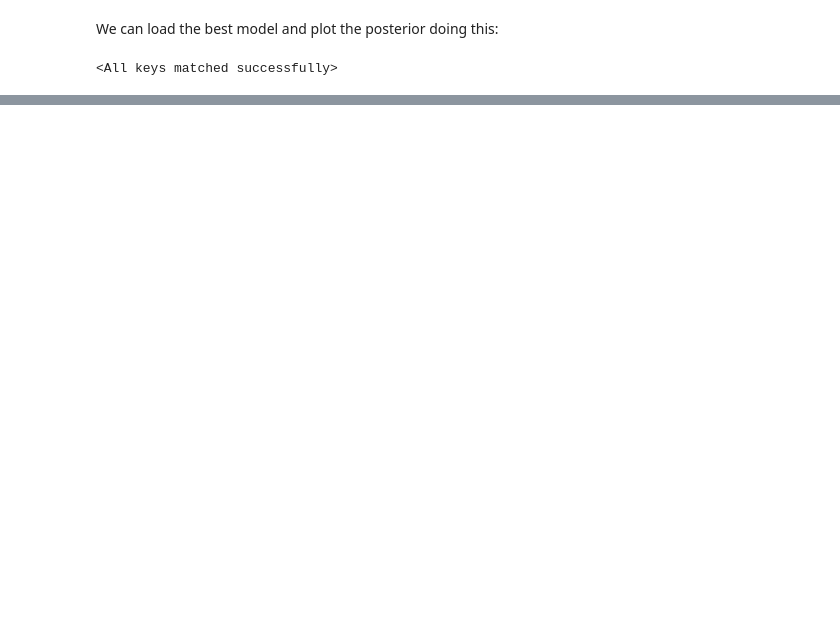
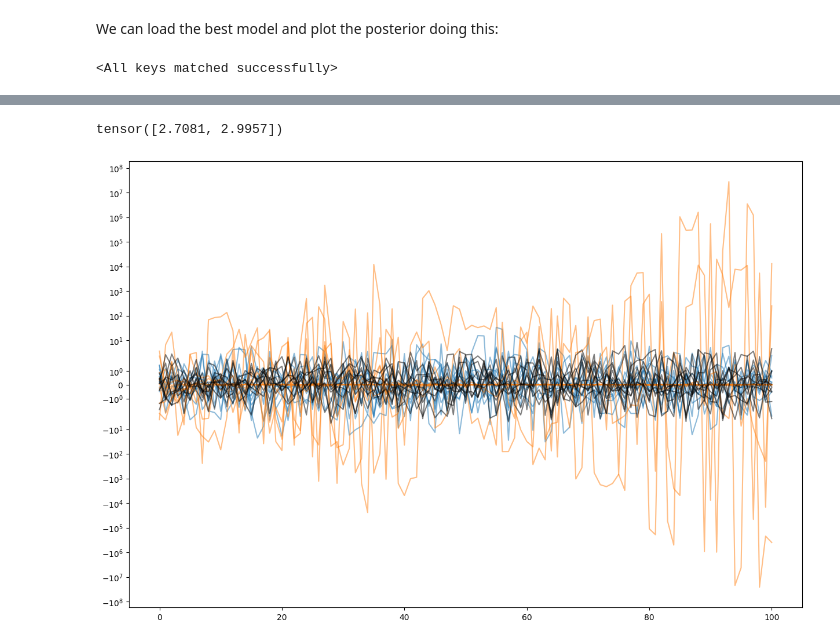
Before and after one commit to arnauqb/bayesian_gradabm, a Jupyter notebook: notebooks/Stochastic Volatility.ipynb, the cells around one changed output, grey strips where cells are left out. Cells and saved outputs as stored; diff of their text form; code cells hidden in the pictures; blank space fills up the shorter version.

```diff
--- a/notebooks/Stochastic Volatility.ipynb
+++ b/notebooks/Stochastic Volatility.ipynb
@@ -69,6 +64,6 @@ plt.hist(torch.exp(_[:, 0]))
 We initialize a [zuko](https://github.com/francois-rozet/zuko) flow. See the zuko docs for more info.
 # %%
 n_params = 2
-flow = zuko.flows.MAF(n_params, 1, transforms=5, hidden_features=[50]*3)
+flow = zuko.flows.NSF(n_params, 1, transforms=5, hidden_features=[50]*3)
 # flow = distributions.transformed_distribution.TransformedDistribution(flow, distributions.transforms.ExpTransform())
 flow = flow.to(device)
@@ -312,7 +133,7 @@ df.plot(logy=True)
 # %% [markdown]
 We can load the best model and plot the posterior doing this:
 # %%
-best_model = np.sort(glob("./results/best_model_*.pth"))[-1]
+best_model = np.sort(glob("./results/saved_models/model_0020.pth"))[-1]
 flow.load_state_dict(torch.load(best_model))
 # %% [output]
 <All keys matched successfully>
@@ -323,0 +145,25 @@ plot_posterior(flow_cond, param_names=["p1", "p2"], true_values=true_parameters.
+# %%
+true_parameters
+# %% [output]
+tensor([2.7081, 2.9957])
+# %%
+f, ax = plt.subplots(figsize=(15, 10))
+#ax.plot(obs_data[0], color = "black");
+
+for i in range(10):
+    sample = flow(torch.zeros(1)).sample()
+    pred = model(sample)
+    ax.plot(pred[0], color = "C0", alpha=0.5)
+
+for i in range(10):
+    sample = prior.rsample(1)
+    pred = model(sample[0])
+    ax.plot(pred[0], color = "C1", alpha=0.5)
+
+for i in range(10):
+    obs_data = model.forward(true_parameters)
+    ax.plot(obs_data[0], color = "black", alpha=0.5);
+
+ax.set_yscale("symlog")
+# %% [output]
+[figure, added]
```
Also changed, not shown: parts of 9 cells of this notebook, 2 other files.
